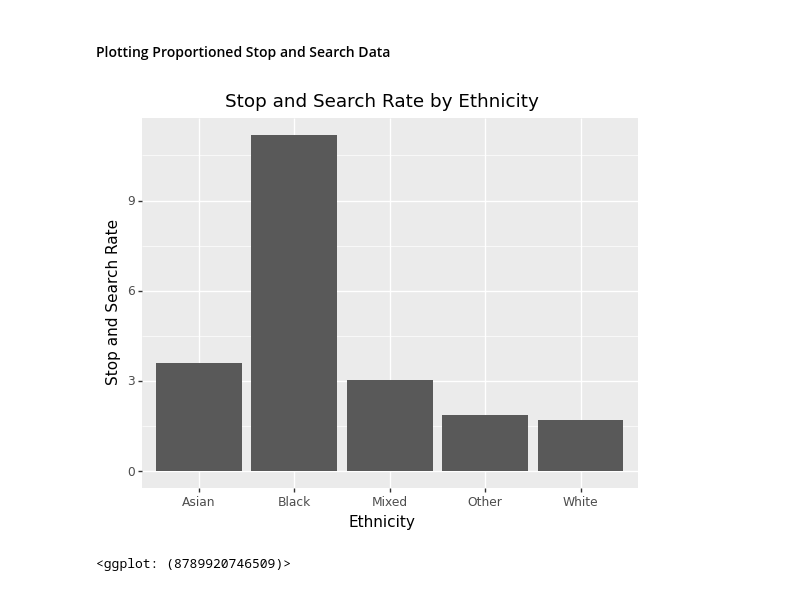
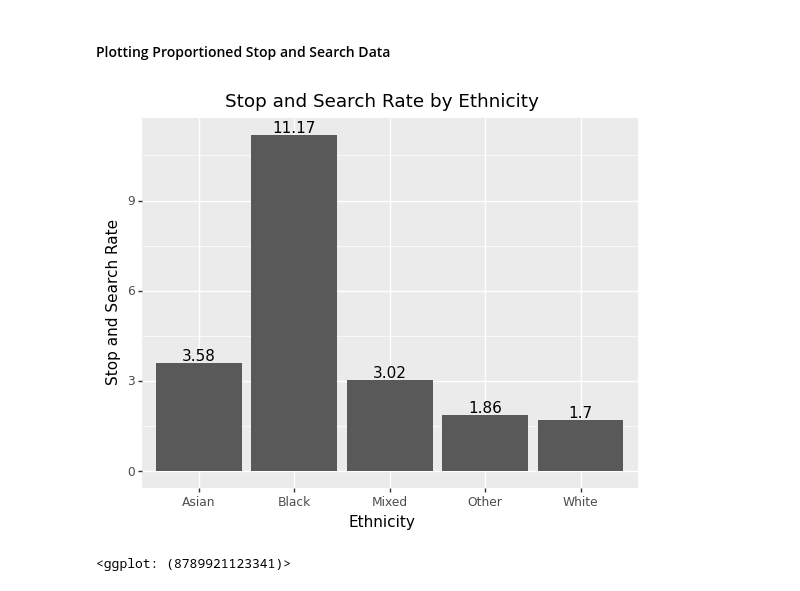
Before and after one commit to neerajthandayan/CourseProject, a Jupyter notebook: Crime_Data.ipynb, the cells around one changed output. Saved outputs shown, nothing was run; the diff lists cells and outputs as text; code cells hidden in the pictures.

```diff
--- a/Crime_Data.ipynb
+++ b/Crime_Data.ipynb
@@ -192,11 +192,12 @@ ggtitle('Stop And Search by Ethnicity')
 # %%
 y1 = (y/pop.iloc[:,1:].values.sum(axis=0)) * 100
 
 ggplot(df1, aes(x=x, y=y1)) + \
 geom_bar(stat = 'identity') + \
 xlab('Ethnicity') + \
 ylab('Stop and Search Rate') + \
-ggtitle('Stop and Search Rate by Ethnicity')
+ggtitle('Stop and Search Rate by Ethnicity') + \
+geom_text(aes(label=np.round(y1,2)), vjust='bottom')
 # %% [output]
-[figure, old version]
+[figure, new version]
-<ggplot: (8789920746509)>
+<ggplot: (8789921123341)>
```
